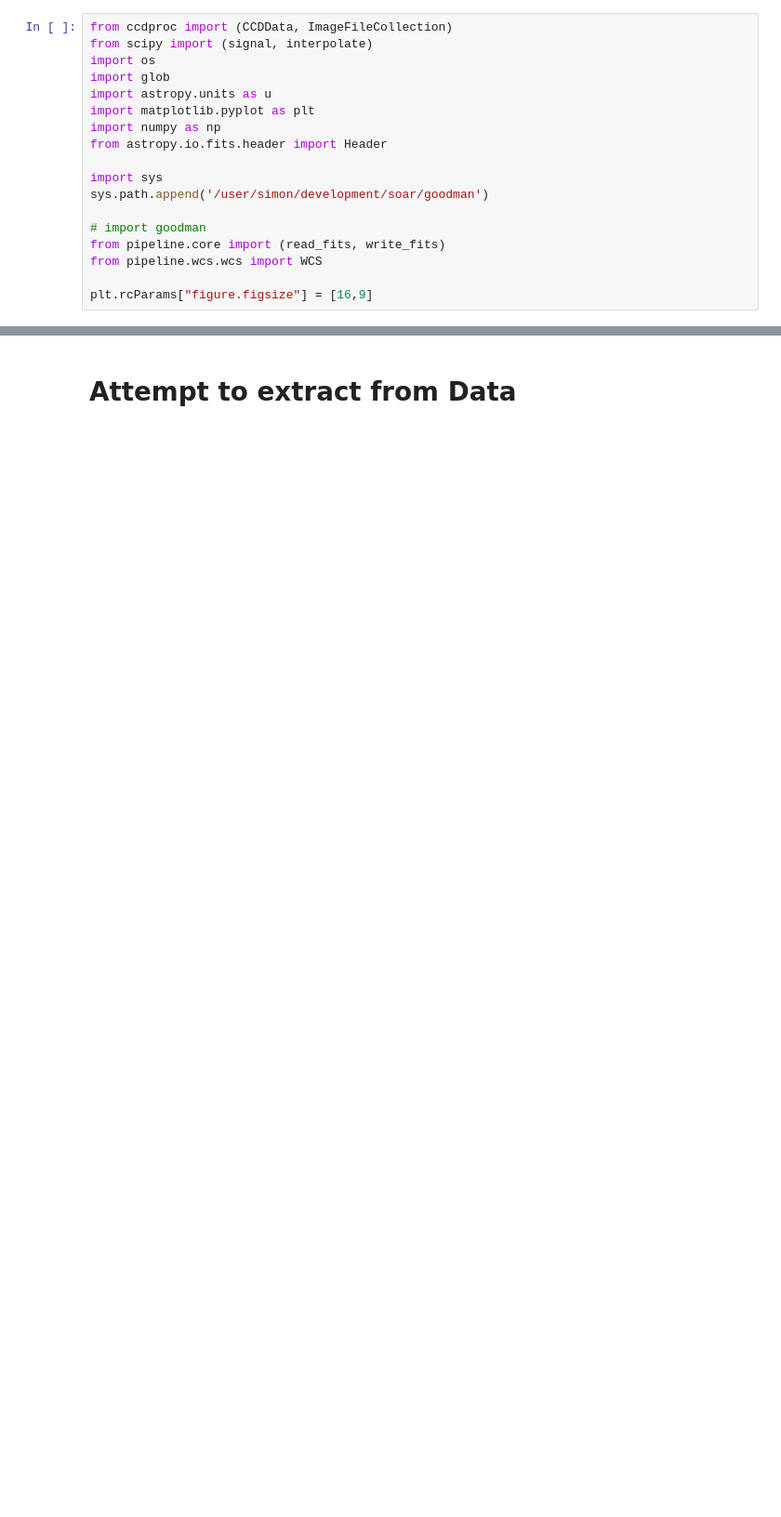
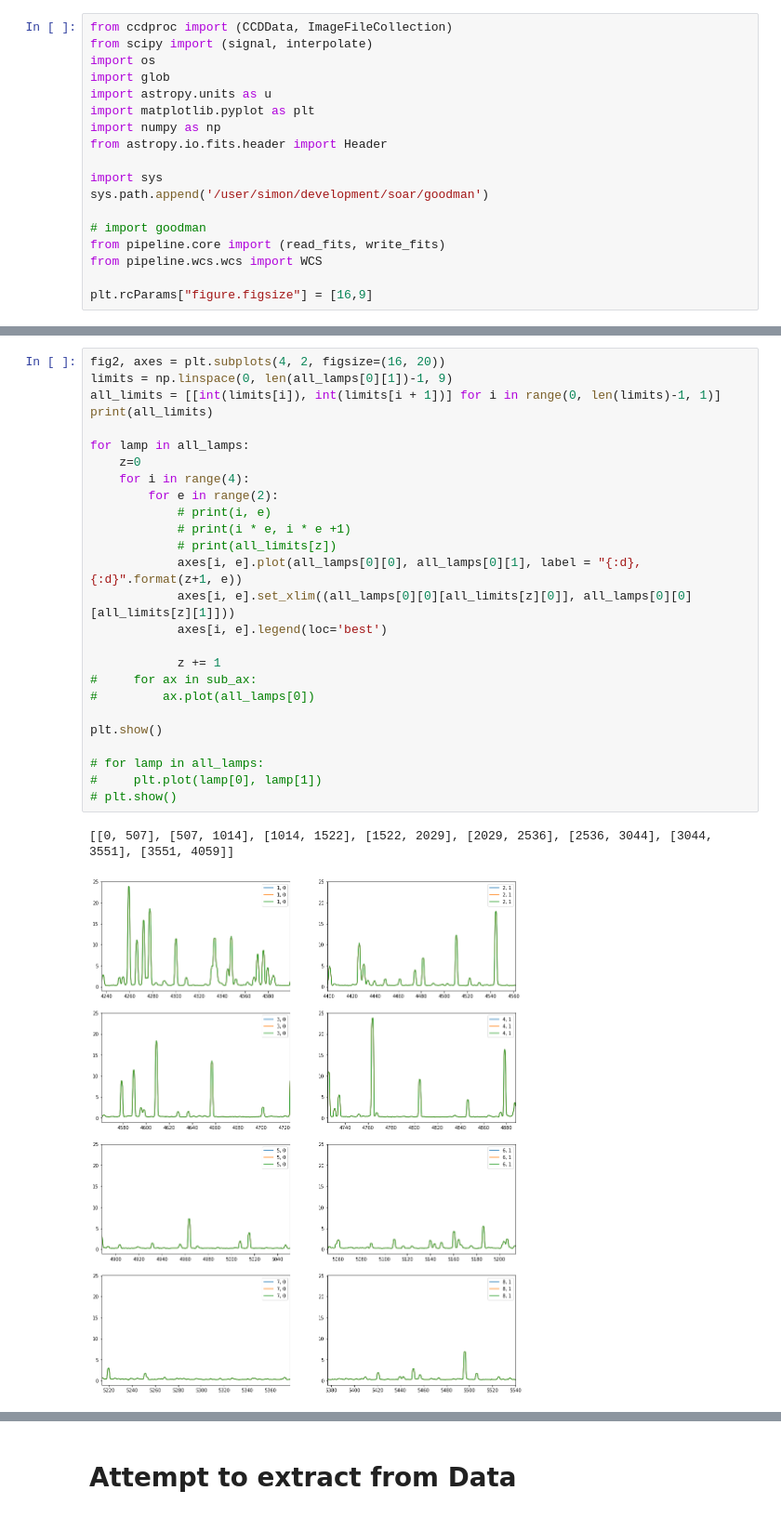
Before and after one commit to simontorres/general_documentation, a Jupyter notebook: WCS_problem/jupyter/Aller-Test.ipynb, the cells around one changed output, grey strips where cells are left out. Shown at 93% size. Saved outputs shown, nothing was run; the diff lists cells and outputs as text; blank space fills up the shorter version.

```diff
--- a/WCS_problem/jupyter/Aller-Test.ipynb
+++ b/WCS_problem/jupyter/Aller-Test.ipynb
@@ -38,0 +102,29 @@ AttributeError: 'NoneType' object has no attribute 'wcs'
+# %%
+fig2, axes = plt.subplots(4, 2, figsize=(16, 20))
+limits = np.linspace(0, len(all_lamps[0][1])-1, 9)
+all_limits = [[int(limits[i]), int(limits[i + 1])] for i in range(0, len(limits)-1, 1)]
+print(all_limits)
+
+for lamp in all_lamps:
+    z=0
+    for i in range(4):
+        for e in range(2):
+            # print(i, e)
+            # print(i * e, i * e +1)
+            # print(all_limits[z])
+            axes[i, e].plot(all_lamps[0][0], all_lamps[0][1], label = "{:d}, {:d}".format(z+1, e))
+            axes[i, e].set_xlim((all_lamps[0][0][all_limits[z][0]], all_lamps[0][0][all_limits[z][1]]))
+            axes[i, e].legend(loc='best')
+
+            z += 1
+#     for ax in sub_ax:
+#         ax.plot(all_lamps[0])
+
+plt.show()
+
+# for lamp in all_lamps:
+#     plt.plot(lamp[0], lamp[1])
+# plt.show()
+# %% [output]
+[[0, 507], [507, 1014], [1014, 1522], [1522, 2029], [2029, 2536], [2536, 3044], [3044, 3551], [3551, 4059]]
+[figure, added]
```
Also changed, not shown: parts of 7 cells of this notebook, 1 other file.
